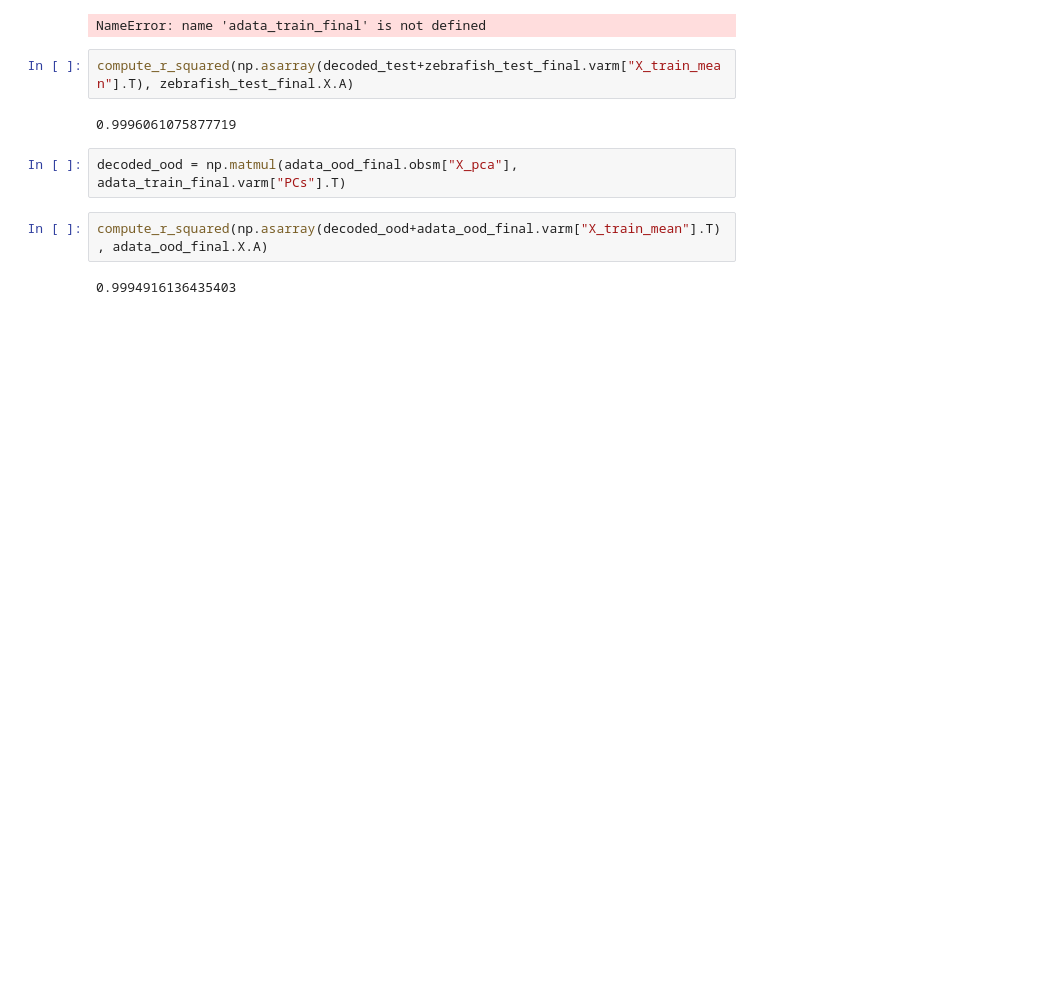
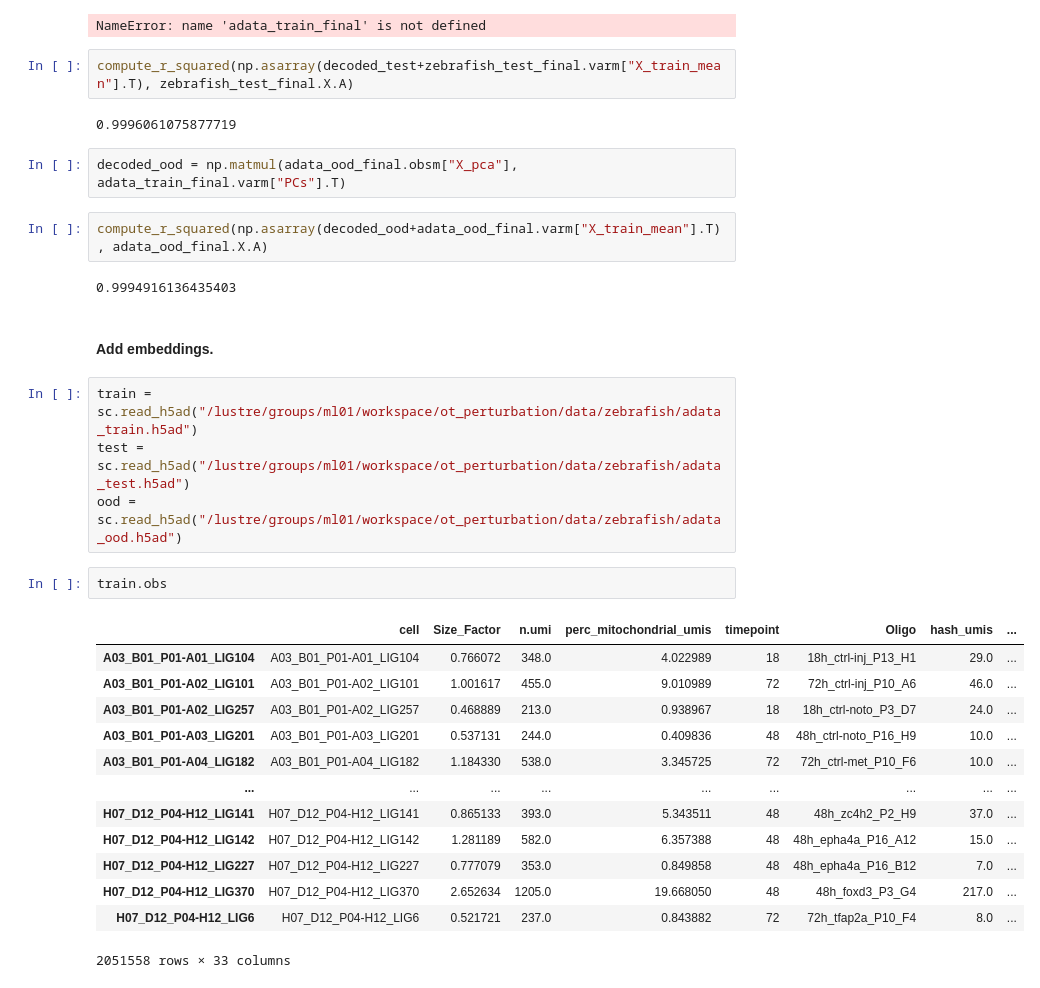
Before and after one commit to theislab/cellflow_reproducibility, a Jupyter notebook: notebooks/prepare_data/prepare_zebrafish.ipynb, the cells around one changed output. Saved outputs shown, nothing was run; the diff lists cells and outputs as text; blank space fills up the shorter version.

Commit message:
embeddings to zebrafish?

```diff
--- a/notebooks/prepare_data/prepare_zebrafish.ipynb
+++ b/notebooks/prepare_data/prepare_zebrafish.ipynb
@@ -597,3 +601,25 @@ decoded_ood = np.matmul(adata_ood_final.obsm["X_pca"], adata_train_final.varm["P
 compute_r_squared(np.asarray(decoded_ood+adata_ood_final.varm["X_train_mean"].T), adata_ood_final.X.A)
 # %% [output]
 0.9994916136435403
+# %% [markdown]
+#### Add embeddings.
+# %%
+train = sc.read_h5ad("/lustre/groups/ml01/workspace/ot_perturbation/data/zebrafish/adata_train.h5ad")
+test = sc.read_h5ad("/lustre/groups/ml01/workspace/ot_perturbation/data/zebrafish/adata_test.h5ad")
+ood = sc.read_h5ad("/lustre/groups/ml01/workspace/ot_perturbation/data/zebrafish/adata_ood.h5ad")
+# %%
+train.obs
+# %% [output]
+|  | cell | Size_Factor | n.umi | perc_mitochondrial_umis | timepoint | Oligo | hash_umis | ... |
+| A03_B01_P01-A01_LIG104 | A03_B01_P01-A01_LIG104 | 0.766072 | 348.0 | 4.022989 | 18 | 18h_ctrl-inj_P13_H1 | 29.0 | ... |
+| A03_B01_P01-A02_LIG101 | A03_B01_P01-A02_LIG101 | 1.001617 | 455.0 | 9.010989 | 72 | 72h_ctrl-inj_P10_A6 | 46.0 | ... |
+| A03_B01_P01-A02_LIG257 | A03_B01_P01-A02_LIG257 | 0.468889 | 213.0 | 0.938967 | 18 | 18h_ctrl-noto_P3_D7 | 24.0 | ... |
+| A03_B01_P01-A03_LIG201 | A03_B01_P01-A03_LIG201 | 0.537131 | 244.0 | 0.409836 | 48 | 48h_ctrl-noto_P16_H9 | 10.0 | ... |
+| A03_B01_P01-A04_LIG182 | A03_B01_P01-A04_LIG182 | 1.184330 | 538.0 | 3.345725 | 72 | 72h_ctrl-met_P10_F6 | 10.0 | ... |
+| ... | ... | ... | ... | ... | ... | ... | ... | ... |
+| H07_D12_P04-H12_LIG141 | H07_D12_P04-H12_LIG141 | 0.865133 | 393.0 | 5.343511 | 48 | 48h_zc4h2_P2_H9 | 37.0 | ... |
+| H07_D12_P04-H12_LIG142 | H07_D12_P04-H12_LIG142 | 1.281189 | 582.0 | 6.357388 | 48 | 48h_epha4a_P16_A12 | 15.0 | ... |
+| H07_D12_P04-H12_LIG227 | H07_D12_P04-H12_LIG227 | 0.777079 | 353.0 | 0.849858 | 48 | 48h_epha4a_P16_B12 | 7.0 | ... |
+| H07_D12_P04-H12_LIG370 | H07_D12_P04-H12_LIG370 | 2.652634 | 1205.0 | 19.668050 | 48 | 48h_foxd3_P3_G4 | 217.0 | ... |
+| H07_D12_P04-H12_LIG6 | H07_D12_P04-H12_LIG6 | 0.521721 | 237.0 | 0.843882 | 72 | 72h_tfap2a_P10_F4 | 8.0 | ... |
+2051558 rows × 33 columns
```
Also changed, not shown: parts of 31 cells of this notebook, 1 other file.
